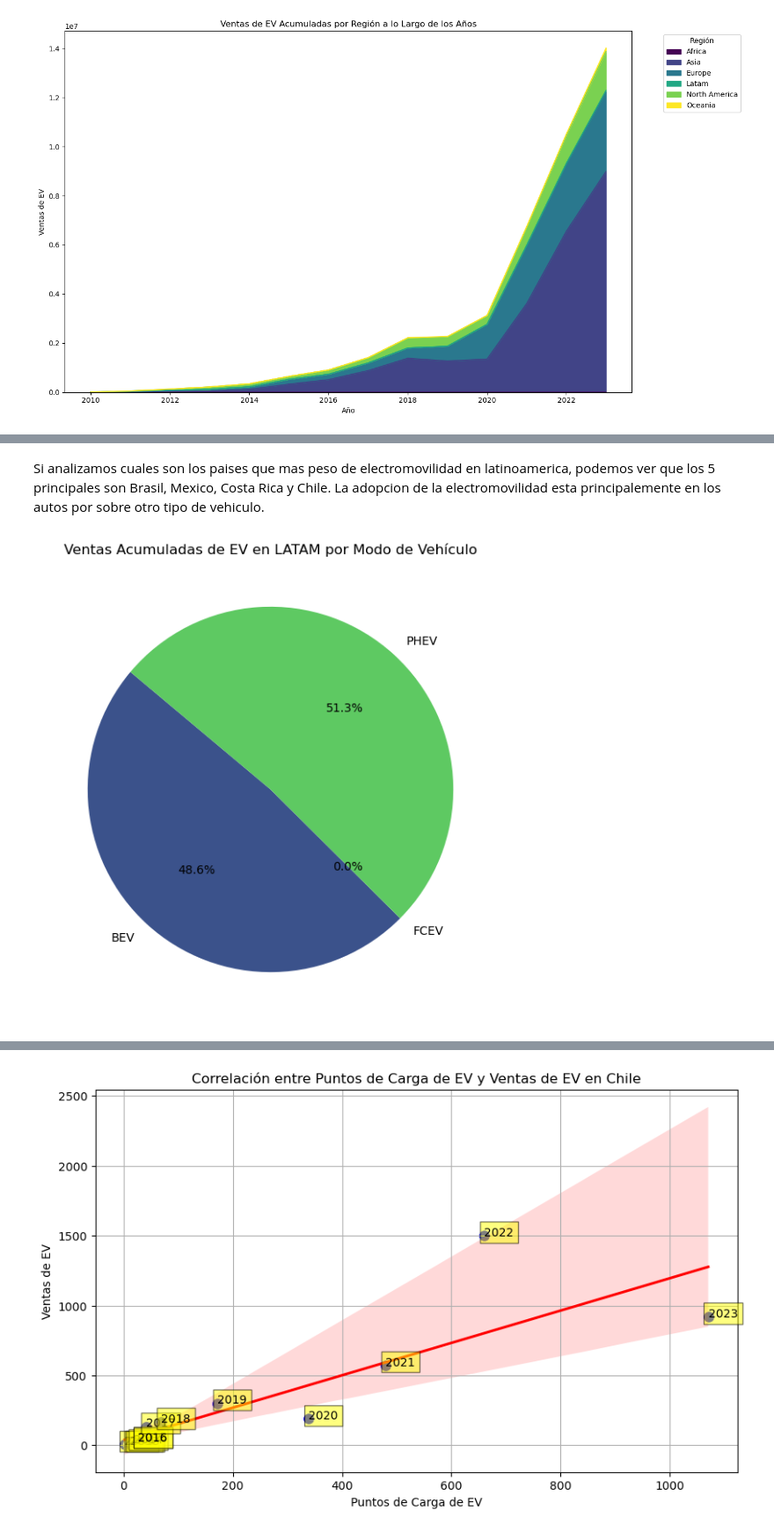
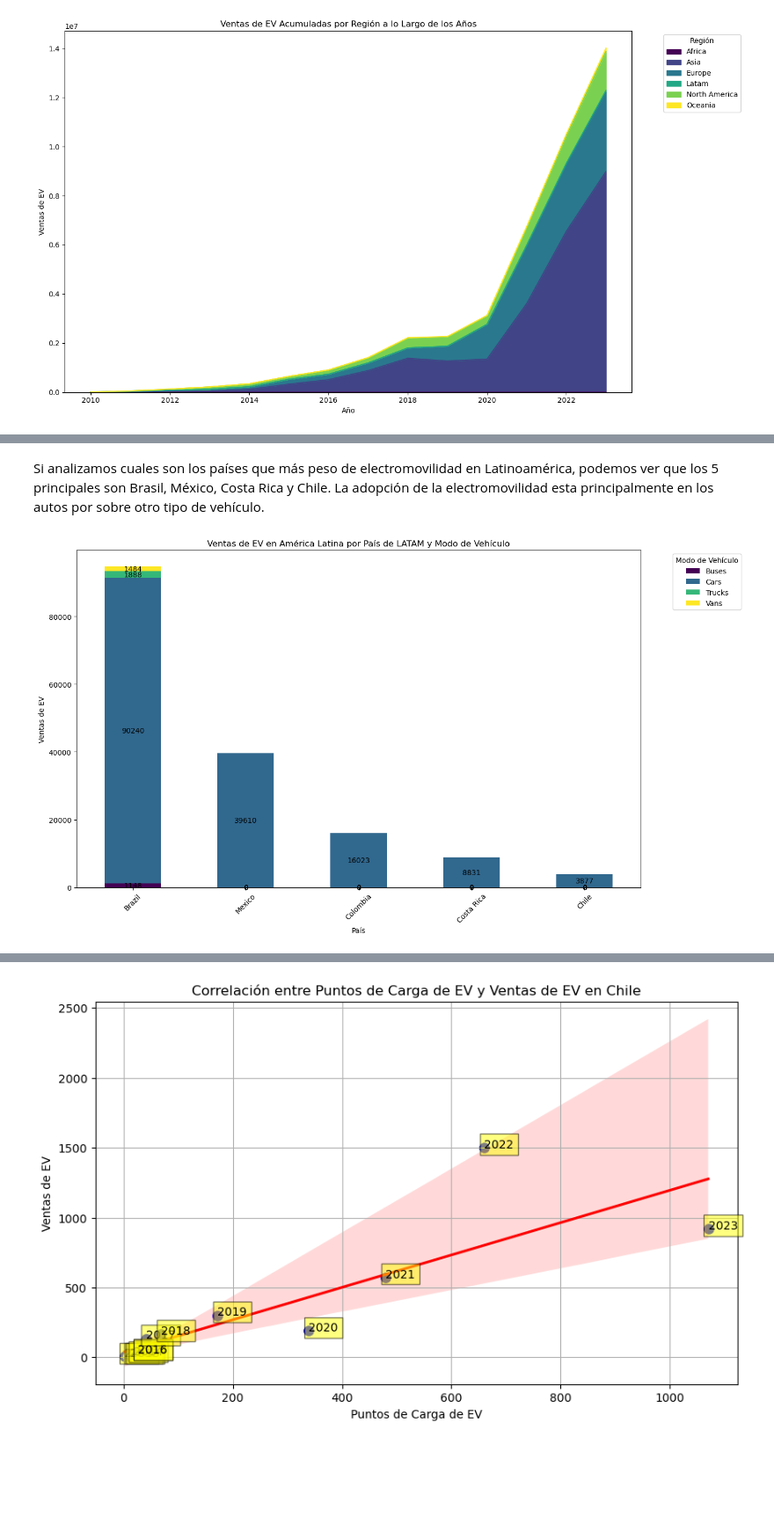
Before and after one commit to ceasoto/Proyecto_Final, a Jupyter notebook: Notebooks/Visualizaciones.ipynb, the cells around one changed output, grey strips where cells are left out. Shown at 88% size. Cells and saved outputs as stored; diff of their text form; code cells hidden in the pictures; blank space fills up the shorter version.

```diff
--- a/Notebooks/Visualizaciones.ipynb
+++ b/Notebooks/Visualizaciones.ipynb
@@ -204,20 +173,31 @@ plt.show()
 # %% [markdown]
-Si analizamos cuales son los paises que mas peso de electromovilidad en latinoamerica, podemos ver que los 5 principales son Brasil, Mexico, Costa Rica y Chile. La adopcion de la electromovilidad esta principalemente en los autos por sobre otro tipo de vehiculo.
+Si analizamos cuales son los países que más peso de electromovilidad en Latinoamérica, podemos ver que los 5 principales son Brasil, México, Costa Rica y Chile. La adopción de la electromovilidad esta principalmente en los autos por sobre otro tipo de vehículo.
-# %%
-# Filtrar los datos para EV sales en Chile
-filtered_ev_sales_chile = df_h[(df_h['parameter'] == 'EV sales') & (df_h['region_category'] == 'Latam')]
-
-
-# Agrupar los datos por 'mode' y sumar las ventas totales
-ev_sales_chile_by_mode = filtered_ev_sales_chile.groupby('powertrain')['value'].sum().reset_index()
-
-# Crear el gráfico de torta
-plt.figure(figsize=(10, 7))
-plt.pie(ev_sales_chile_by_mode['value'], labels=ev_sales_chile_by_mode['powertrain'], autopct='%1.1f%%', startangle=140, colors=sns.color_palette("viridis", len(ev_sales_chile_by_mode)))
-
-# Personalizar el gráfico
-plt.title('Ventas Acumuladas de EV en LATAM por Modo de Vehículo')
-plt.show()
-# %% [output]
-[figure]
+# %%
+# Agrupar los datos por país y modo, y sumar las ventas
+ev_sales_latam_by_country_mode = filtered_ev_sales_latam.groupby(['region', 'mode'])['value'].sum().reset_index()
+
+# Pivotar los datos para preparar el formato necesario para el gráfico apilado
+ev_sales_latam_pivot = ev_sales_latam_by_country_mode.pivot(index='region', columns='mode', values='value').fillna(0)
+
+# Ordenar los países por las ventas totales
+ev_sales_latam_pivot['Total'] = ev_sales_latam_pivot.sum(axis=1)
+ev_sales_latam_pivot = ev_sales_latam_pivot.sort_values(by='Total', ascending=False).drop(columns='Total')
+
+# Crear el gráfico de barras apiladas
+ax = ev_sales_latam_pivot.plot(kind='bar', stacked=True, figsize=(14, 8), colormap='viridis')
+
+# Añadir valores en las columnas
+for container in ax.containers:
+    ax.bar_label(container, label_type='center')
+
+# Personalizar el gráfico
+plt.title('Ventas de EV en América Latina por País de LATAM y Modo de Vehículo')
+plt.xlabel('País')
+plt.ylabel('Ventas de EV')
+plt.xticks(rotation=45)
+plt.legend(title='Modo de Vehículo', bbox_to_anchor=(1.05, 1), loc='upper left')
+plt.tight_layout()
+plt.show()
+# %% [output]
+[figure, new version]
 # %% [markdown]
```
Also changed, not shown: parts of 41 cells of this notebook.
